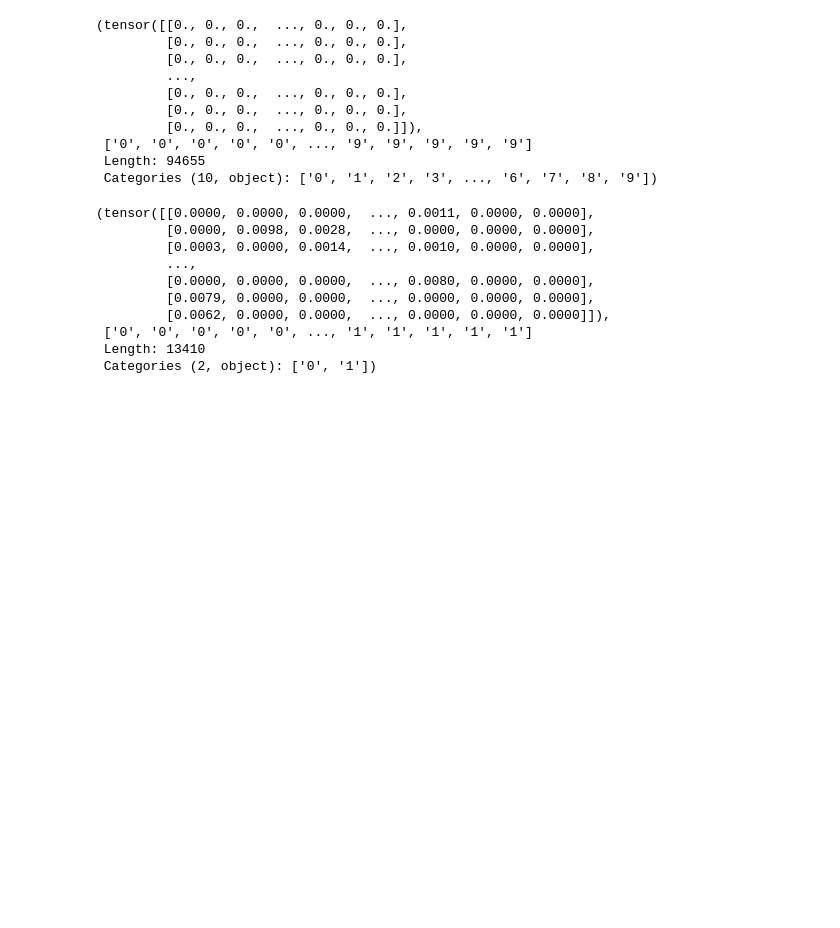
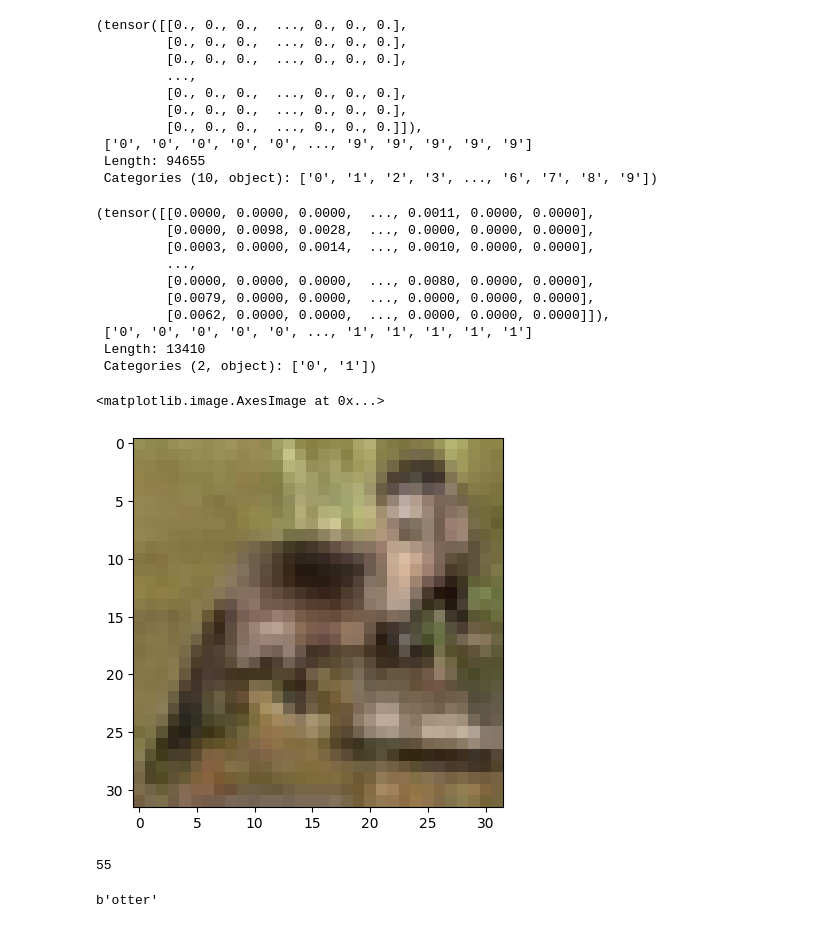
Before and after one commit to qc2321/embedders, a Jupyter notebook: notebooks/21_pc_other_graph_dataset.ipynb, the cells around one changed output. Saved outputs shown, nothing was run; the diff lists cells and outputs as text; code cells hidden in the pictures; blank space fills up the shorter version.

Commit message:
Add CIFAR-100 and MNIST support

```diff
--- a/notebooks/21_pc_other_graph_dataset.ipynb
+++ b/notebooks/21_pc_other_graph_dataset.ipynb
@@ -112,3 +112,27 @@ embedders.dataloaders.load("lymphoma")
  ['0', '0', '0', '0', '0', ..., '1', '1', '1', '1', '1']
  Length: 13410
  Categories (2, object): ['0', '1'])
+# %%
+# CIFAR-100
+
+import pickle
+
+train = pickle.load(open("../data/cifar_100/cifar-100-python/train", "rb"), encoding="bytes")
+# %%
+import matplotlib.pyplot as plt
+
+plt.imshow(train[b"data"][100].reshape(3, 32, 32).transpose(1, 2, 0))
+# %% [output]
+<matplotlib.image.AxesImage at 0x...>
+[figure, added]
+# %%
+train[b"fine_labels"][100]
+# %% [output]
+55
+# %%
+with open("../data/cifar_100/cifar-100-python/meta", "rb") as f:
+    meta = pickle.load(f, encoding="bytes")
+
+meta[b"fine_label_names"][55]
+# %% [output]
+b'otter'
```
Also changed, not shown: parts of 7 cells of this notebook, 5 other files.
